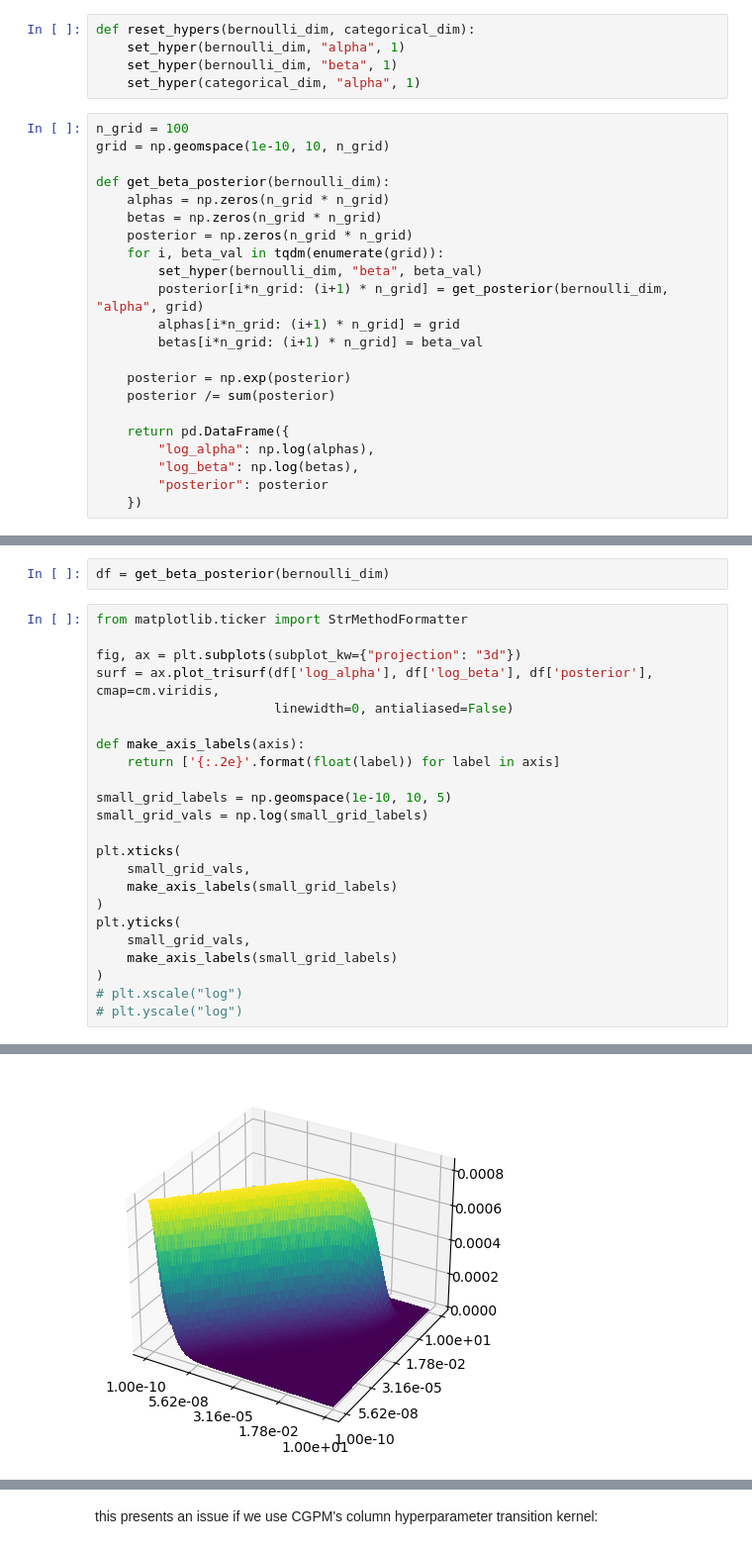
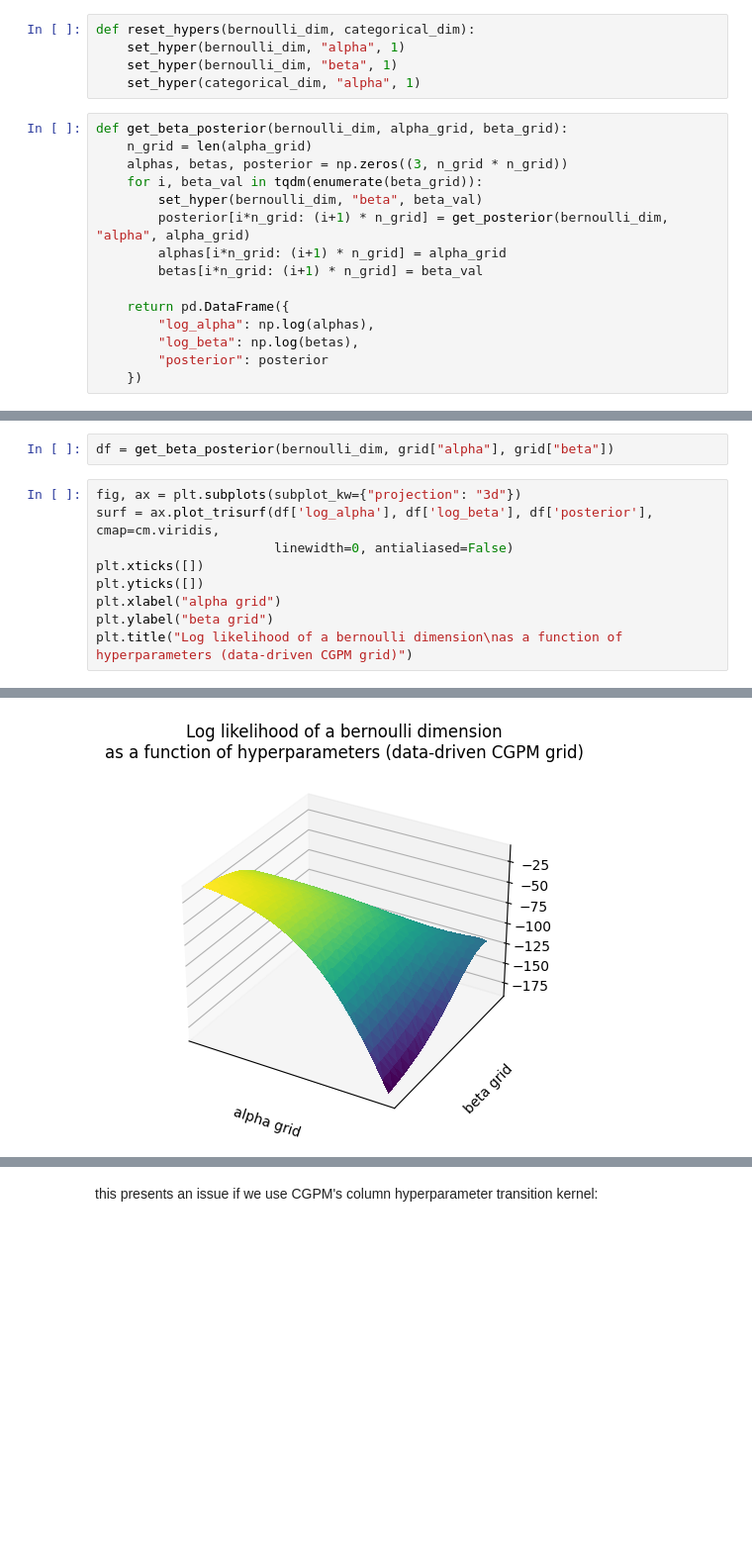
Before and after one commit to ChiSym/GenSQL.structure-learning, a Jupyter notebook: jupyter/hyperhyperparameters_grid_vs_slice.ipynb, the cells around one changed output, grey strips where cells are left out. Shown at 99% size. Saved outputs shown, nothing was run; the diff lists cells and outputs as text; blank space fills up the shorter version.

```diff
--- a/jupyter/hyperhyperparameters_grid_vs_slice.ipynb
+++ b/jupyter/hyperhyperparameters_grid_vs_slice.ipynb
@@ -56,21 +65,14 @@ def reset_hypers(bernoulli_dim, categorical_dim):
     set_hyper(bernoulli_dim, "beta", 1)
     set_hyper(categorical_dim, "alpha", 1)
 # %%
-n_grid = 100
-grid = np.geomspace(1e-10, 10, n_grid)
-
-def get_beta_posterior(bernoulli_dim):
-    alphas = np.zeros(n_grid * n_grid)
-    betas = np.zeros(n_grid * n_grid)
-    posterior = np.zeros(n_grid * n_grid)
-    for i, beta_val in tqdm(enumerate(grid)):
+def get_beta_posterior(bernoulli_dim, alpha_grid, beta_grid):
+    n_grid = len(alpha_grid)
+    alphas, betas, posterior = np.zeros((3, n_grid * n_grid))
+    for i, beta_val in tqdm(enumerate(beta_grid)):
         set_hyper(bernoulli_dim, "beta", beta_val)
-        posterior[i*n_grid: (i+1) * n_grid] = get_posterior(bernoulli_dim, "alpha", grid)
-        alphas[i*n_grid: (i+1) * n_grid] = grid
+        posterior[i*n_grid: (i+1) * n_grid] = get_posterior(bernoulli_dim, "alpha", alpha_grid)
+        alphas[i*n_grid: (i+1) * n_grid] = alpha_grid
         betas[i*n_grid: (i+1) * n_grid] = beta_val
-
-    posterior = np.exp(posterior)
-    posterior /= sum(posterior)
 
     return pd.DataFrame({
         "log_alpha": np.log(alphas),
@@ -80,26 +84,12 @@ def get_beta_posterior(bernoulli_dim):
 # %%
-df = get_beta_posterior(bernoulli_dim)
+df = get_beta_posterior(bernoulli_dim, grid["alpha"], grid["beta"])
 # %%
-from matplotlib.ticker import StrMethodFormatter
-
 fig, ax = plt.subplots(subplot_kw={"projection": "3d"})
 surf = ax.plot_trisurf(df['log_alpha'], df['log_beta'], df['posterior'], cmap=cm.viridis,
                        linewidth=0, antialiased=False)
-
-def make_axis_labels(axis):
-    return ['{:.2e}'.format(float(label)) for label in axis]
-
-small_grid_labels = np.geomspace(1e-10, 10, 5)
-small_grid_vals = np.log(small_grid_labels)
-
-plt.xticks(
-    small_grid_vals,
-    make_axis_labels(small_grid_labels)
-)
-plt.yticks(
-    small_grid_vals,
-    make_axis_labels(small_grid_labels)
-)
-# plt.xscale("log")
-# plt.yscale("log")
+plt.xticks([])
+plt.yticks([])
+plt.xlabel("alpha grid")
+plt.ylabel("beta grid")
+plt.title("Log likelihood of a bernoulli dimension\nas a function of hyperparameters (data-driven CGPM grid)")
 # %% [output]
@@ -116 +97 @@ plt.yticks(
-[figure, old version]
+[figure, new version]
```
Also changed, not shown: parts of 40 cells of this notebook.
